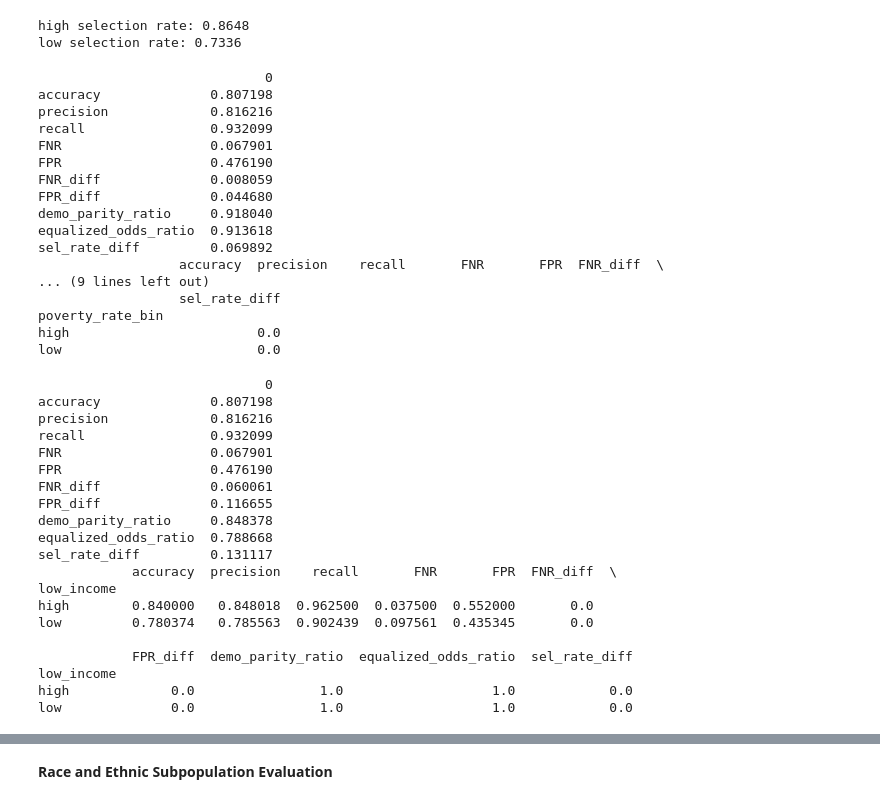
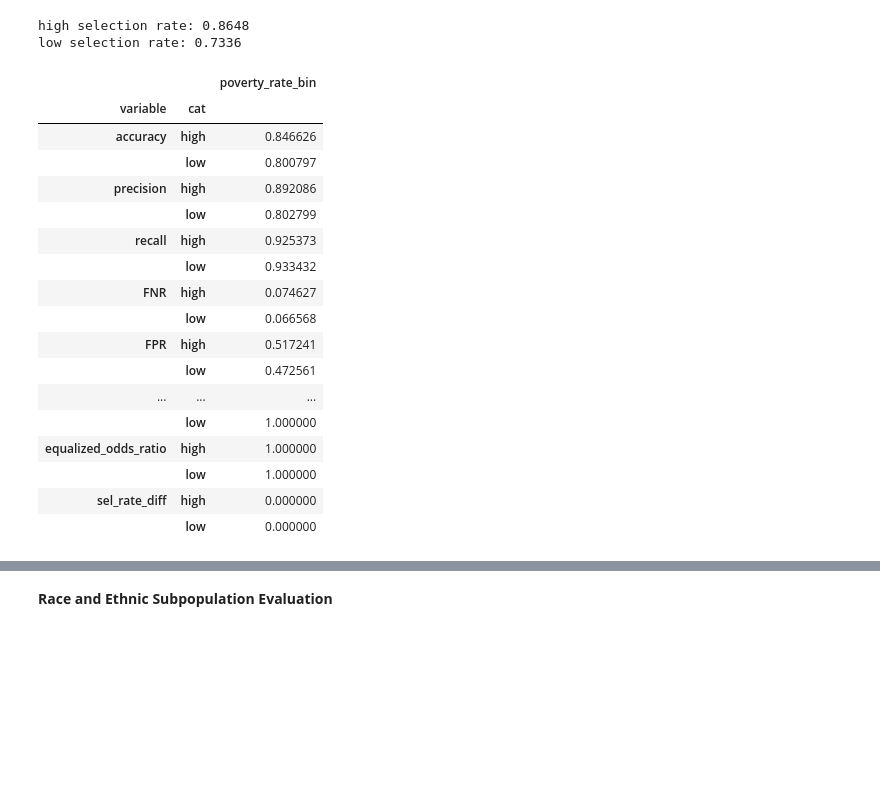
Before and after one commit to jennahgosciak/algaebloom, a Jupyter notebook: rds_draft_report_FINAL.ipynb, the cells around one changed output, grey strips where cells are left out. Drawn from its saved outputs; the diff is of its cells as text; code cells hidden in the pictures; blank space fills up the shorter version.

Commit message:
adding code for summary tables

```diff
--- a/rds_draft_report_FINAL.ipynb
+++ b/rds_draft_report_FINAL.ipynb
@@ -1337,70 +1336,50 @@ def generate_sample_params(sensitive_feat):
                       'equalized_odds_ratio': {'sensitive_features' : sensitive_feat},
                       'sel_rate_diff': {'sensitive_features' : sensitive_feat},})
 # %%
-def generate_metrics(df, sensitive_feature):
-    sensitive_feature = df[sensitive_feature].replace({0:'low', 1:'high'})
+def generate_metrics(df, sensitive_feature_name):
+    sensitive_feature = df[sensitive_feature_name].replace({0:'low', 1:'high'})
 
     #evaluation metrics
     metrics = {'accuracy': skm.accuracy_score,
             'precision': skm.precision_score,
             'recall': skm.recall_score,
             'FNR': false_negative_rate,
             'FPR': false_positive_rate,
             'FNR_diff': false_negative_rate_difference,
             'FPR_diff': false_positive_rate_difference,
             'demo_parity_ratio': demographic_parity_ratio,
             'equalized_odds_ratio': equalized_odds_ratio,
             'sel_rate_diff': selection_rate_difference,
             }
 
     sample_params_dict = generate_sample_params(sensitive_feature)
     grouped_on_pov = MetricFrame(metrics=metrics,
                                 y_true=df['severity_bin'],
                                 y_pred=df['pred_bin'],
                                 sensitive_features=sensitive_feature,
                                 sample_params= sample_params_dict)
-    print(grouped_on_pov.overall.to_frame())
-
-    print(grouped_on_pov.by_group)
-generate_metrics(test_census, 'poverty_rate_bin')
+    return grouped_on_pov.overall.to_frame().rename({0:sensitive_feature_name}, axis=1), \
+        grouped_on_pov.by_group.reset_index().melt(id_vars = sensitive_feature_name)\
+                .rename({sensitive_feature_name: 'cat',
+                         'value':sensitive_feature_name}, axis=1).set_index(['variable', 'cat'])
+pov_summary_overall, pov_summary_bygroup = generate_metrics(test_census, 'poverty_rate_bin')
+pov_summary_bygroup
 # %% [output]
-                             0
-accuracy              0.807198
-precision             0.816216
-recall                0.932099
-FNR                   0.067901
-FPR                   0.476190
-FNR_diff              0.008059
-FPR_diff              0.044680
-demo_parity_ratio     0.918040
-equalized_odds_ratio  0.913618
-sel_rate_diff         0.069892
-                  accuracy  precision    recall       FNR       FPR  FNR_diff  \
-... (9 lines left out)
-                  sel_rate_diff
-poverty_rate_bin
-high                        0.0
-low                         0.0
+|  |  | poverty_rate_bin |
+| variable | cat |  |
+| accuracy | high | 0.846626 |
+|  | low | 0.800797 |
+| precision | high | 0.892086 |
+|  | low | 0.802799 |
+| recall | high | 0.925373 |
+|  | low | 0.933432 |
+| FNR | high | 0.074627 |
+|  | low | 0.066568 |
+| FPR | high | 0.517241 |
+|  | low | 0.472561 |
+| ... | ... | ... |
+|  | low | 1.000000 |
+| equalized_odds_ratio | high | 1.000000 |
+|  | low | 1.000000 |
+| sel_rate_diff | high | 0.000000 |
+|  | low | 0.000000 |
-# %%
-generate_metrics(test_census, 'low_income')
-# %% [output]
-                             0
-accuracy              0.807198
-precision             0.816216
-recall                0.932099
-FNR                   0.067901
-FPR                   0.476190
-FNR_diff              0.060061
-FPR_diff              0.116655
-demo_parity_ratio     0.848378
-equalized_odds_ratio  0.788668
-sel_rate_diff         0.131117
-            accuracy  precision    recall       FNR       FPR  FNR_diff  \
-low_income
-high        0.840000   0.848018  0.962500  0.037500  0.552000       0.0
-low         0.780374   0.785563  0.902439  0.097561  0.435345       0.0
-
-            FPR_diff  demo_parity_ratio  equalized_odds_ratio  sel_rate_diff
-low_income
-high             0.0                1.0                   1.0            0.0
-low              0.0                1.0                   1.0            0.0
```
Also changed, not shown: parts of 6 cells of this notebook, 2 other files.
